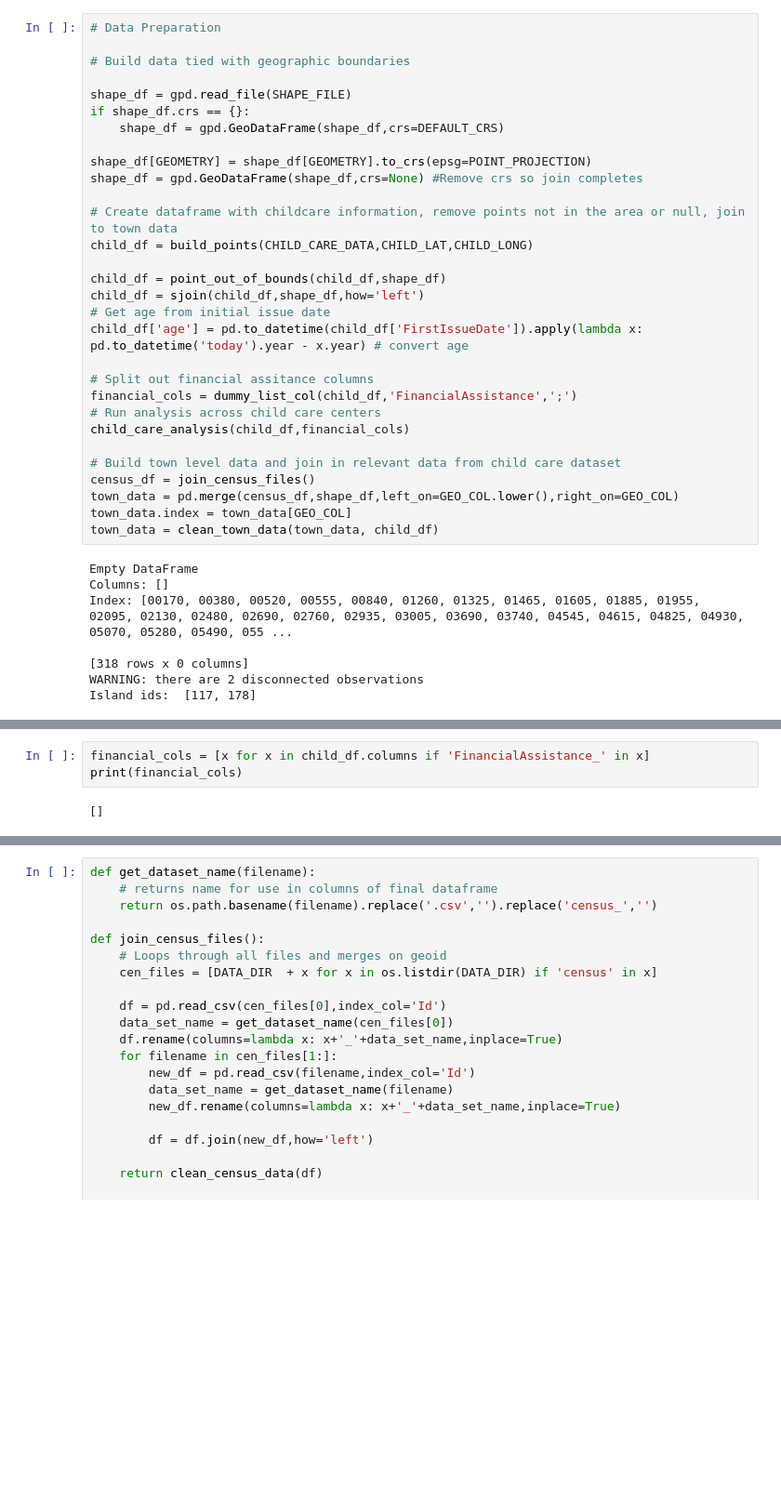
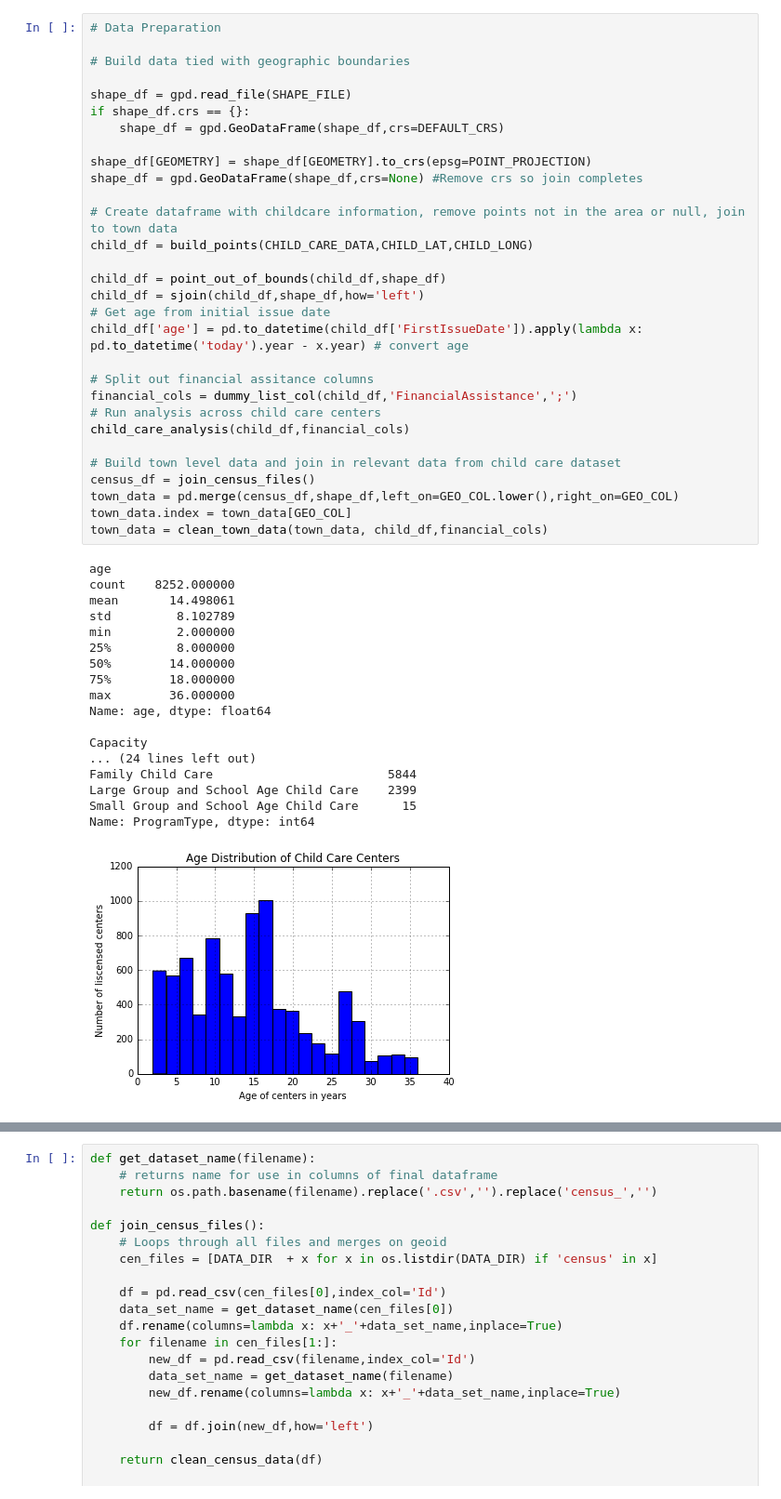
Before and after one commit to kmagida110/ma_state_analysis, a Jupyter notebook: MA_day_care.ipynb, the cells around one changed output, grey strips where cells are left out. Shown: that part at 93% size. Drawn from its saved outputs; the diff is of its cells as text; blank space fills up the shorter version.

Commit message:
charts

```diff
--- a/MA_day_care.ipynb
+++ b/MA_day_care.ipynb
@@ -31,37 +34,48 @@ DEFAULT_CRS = {'datum': 'NAD83','k': 0.999975, 'lat_0': 36.66666666666666,'lon_0
 # Data Preparation
 
 # Build data tied with geographic boundaries
 
 shape_df = gpd.read_file(SHAPE_FILE)
 if shape_df.crs == {}:
     shape_df = gpd.GeoDataFrame(shape_df,crs=DEFAULT_CRS)
 
 shape_df[GEOMETRY] = shape_df[GEOMETRY].to_crs(epsg=POINT_PROJECTION)
 shape_df = gpd.GeoDataFrame(shape_df,crs=None) #Remove crs so join completes
 
 # Create dataframe with childcare information, remove points not in the area or null, join to town data
 child_df = build_points(CHILD_CARE_DATA,CHILD_LAT,CHILD_LONG)
 
 child_df = point_out_of_bounds(child_df,shape_df)
 child_df = sjoin(child_df,shape_df,how='left')
 # Get age from initial issue date
 child_df['age'] = pd.to_datetime(child_df['FirstIssueDate']).apply(lambda x: pd.to_datetime('today').year - x.year) # convert age
 
 # Split out financial assitance columns
 financial_cols = dummy_list_col(child_df,'FinancialAssistance',';')
 # Run analysis across child care centers
 child_care_analysis(child_df,financial_cols)
 
 # Build town level data and join in relevant data from child care dataset
 census_df = join_census_files()
 town_data = pd.merge(census_df,shape_df,left_on=GEO_COL.lower(),right_on=GEO_COL)
 town_data.index = town_data[GEO_COL]
-town_data = clean_town_data(town_data, child_df)
+town_data = clean_town_data(town_data, child_df,financial_cols)
 # %% [output]
-Empty DataFrame
-Columns: []
-Index: [00170, 00380, 00520, 00555, 00840, 01260, 01325, 01465, 01605, 01885, 01955, 02095, 02130, 02480, 02690, 02760, 02935, 03005, 03690, 03740, 04545, 04615, 04825, 04930, 05070, 05280, 05490, 055 ...
+age
+count    8252.000000
+mean       14.498061
+std         8.102789
+min         2.000000
+25%         8.000000
+50%        14.000000
+75%        18.000000
+max        36.000000
+Name: age, dtype: float64
 
-[318 rows x 0 columns]
-WARNING: there are 2 disconnected observations
-Island ids:  [117, 178]
+Capacity
+... (24 lines left out)
+Family Child Care                        5844
+Large Group and School Age Child Care    2399
+Small Group and School Age Child Care      15
+Name: ProgramType, dtype: int64
+[figure, added]
@@ -68,5 +85,0 @@ Island ids:  [117, 178]
-# %%
-financial_cols = [x for x in child_df.columns if 'FinancialAssistance_' in x]
-print(financial_cols)
-# %% [output]
-[]
```
Also changed, not shown: parts of 14 cells of this notebook.
